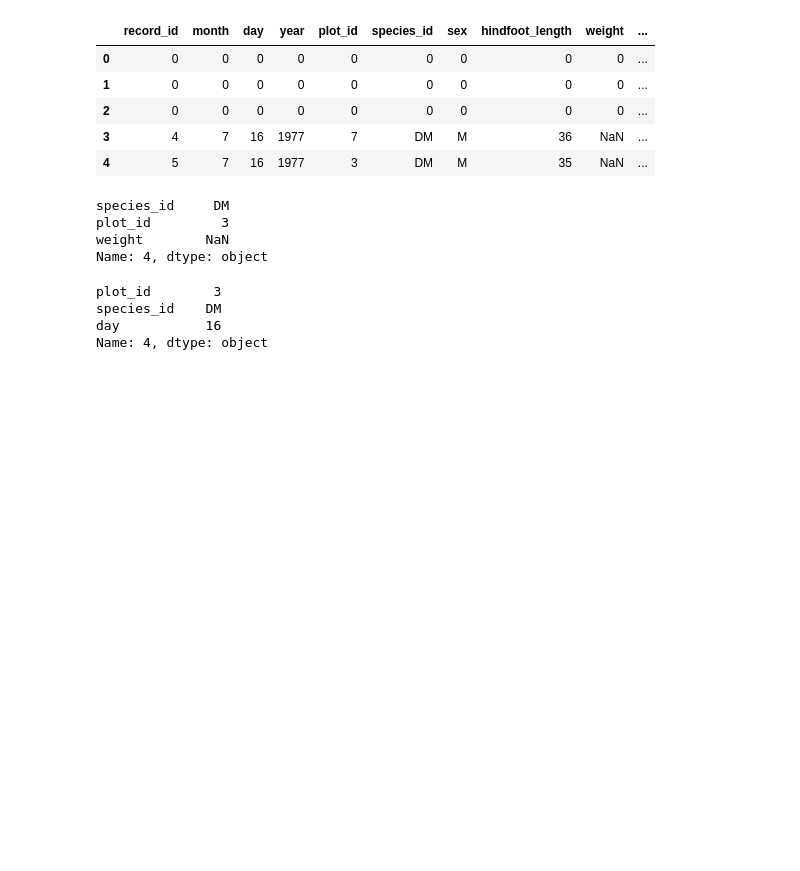
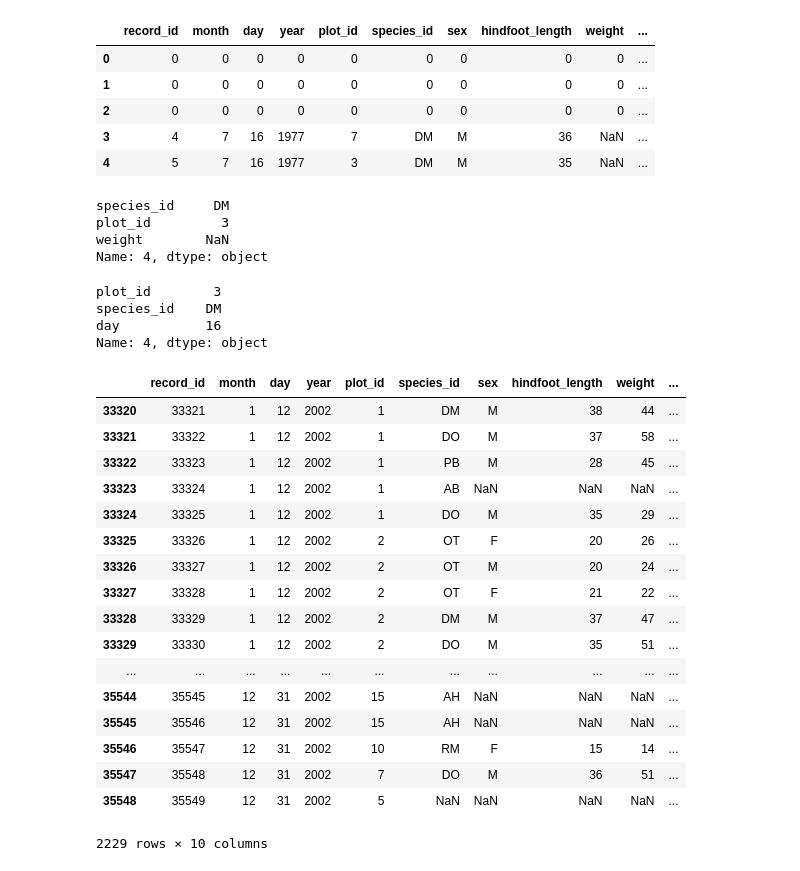
Before and after one commit to calculquebec/cq-formation-analyse-visualisation-python, a Jupyter notebook: Analyse et visualisation de donnees avec Python - Big Data 2016.ipynb, the cells around one changed output. Drawn from its saved outputs; the diff is of its cells as text; code cells hidden in the pictures; blank space fills up the shorter version.

```diff
--- a/Analyse et visualisation de donnees avec Python - Big Data 2016.ipynb
+++ b/Analyse et visualisation de donnees avec Python - Big Data 2016.ipynb
@@ -392,3 +392,24 @@ plot_id        3
 species_id    DM
 day           16
 Name: 4, dtype: object
+# %%
+surveys_df[surveys_df.year == 2002]
+# %% [output]
+|  | record_id | month | day | year | plot_id | species_id | sex | hindfoot_length | weight | ... |
+| 33320 | 33321 | 1 | 12 | 2002 | 1 | DM | M | 38 | 44 | ... |
+| 33321 | 33322 | 1 | 12 | 2002 | 1 | DO | M | 37 | 58 | ... |
+| 33322 | 33323 | 1 | 12 | 2002 | 1 | PB | M | 28 | 45 | ... |
+| 33323 | 33324 | 1 | 12 | 2002 | 1 | AB | NaN | NaN | NaN | ... |
+| 33324 | 33325 | 1 | 12 | 2002 | 1 | DO | M | 35 | 29 | ... |
+| 33325 | 33326 | 1 | 12 | 2002 | 2 | OT | F | 20 | 26 | ... |
+| 33326 | 33327 | 1 | 12 | 2002 | 2 | OT | M | 20 | 24 | ... |
+| 33327 | 33328 | 1 | 12 | 2002 | 2 | OT | F | 21 | 22 | ... |
+| 33328 | 33329 | 1 | 12 | 2002 | 2 | DM | M | 37 | 47 | ... |
+| 33329 | 33330 | 1 | 12 | 2002 | 2 | DO | M | 35 | 51 | ... |
+| ... | ... | ... | ... | ... | ... | ... | ... | ... | ... | ... |
+| 35544 | 35545 | 12 | 31 | 2002 | 15 | AH | NaN | NaN | NaN | ... |
+| 35545 | 35546 | 12 | 31 | 2002 | 15 | AH | NaN | NaN | NaN | ... |
+| 35546 | 35547 | 12 | 31 | 2002 | 10 | RM | F | 15 | 14 | ... |
+| 35547 | 35548 | 12 | 31 | 2002 | 7 | DO | M | 36 | 51 | ... |
+| 35548 | 35549 | 12 | 31 | 2002 | 5 | NaN | NaN | NaN | NaN | ... |
+2229 rows × 10 columns
```
Also changed, not shown: parts of 1 cell of this notebook.
